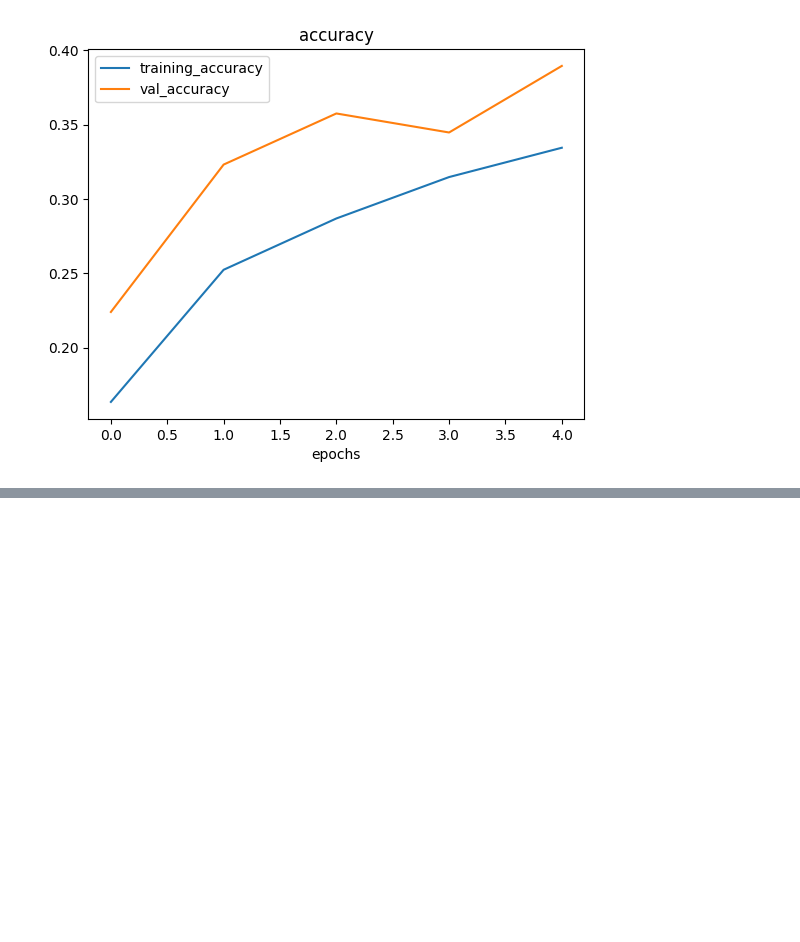
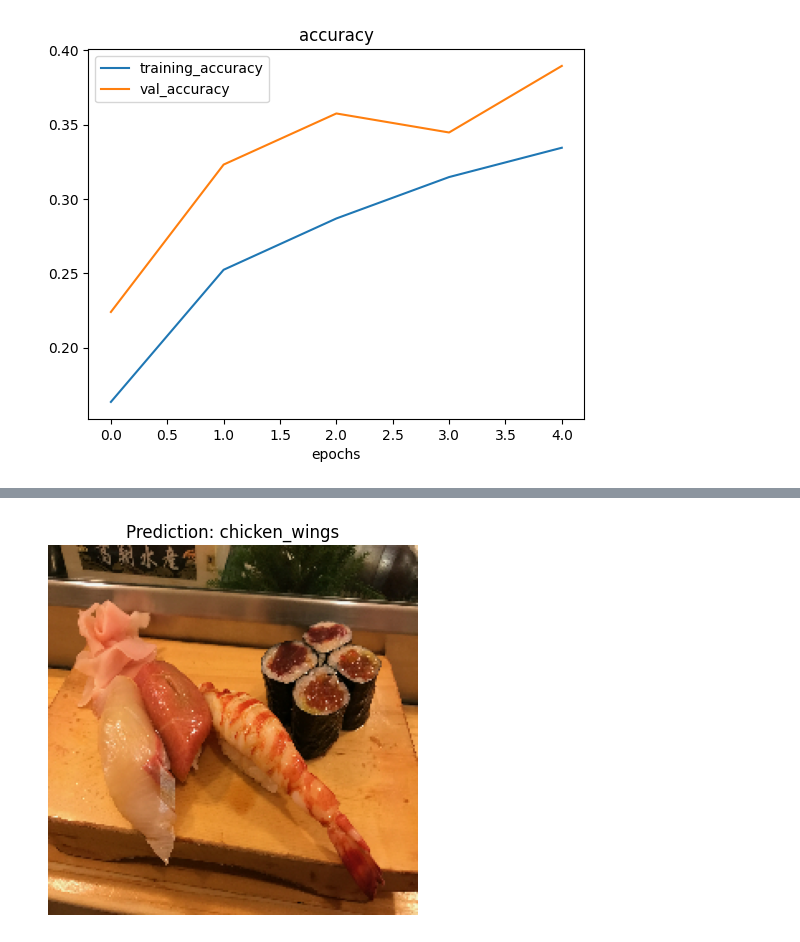
Before and after one commit to openmymai/TensorFlowCert, a Jupyter notebook: 04_Computer_Vision_and_CNN_with_TF.ipynb, the cells around one changed output, grey strips where cells are left out. Cells and saved outputs as stored; diff of their text form; code cells hidden in the pictures; blank space fills up the shorter version.

```diff
--- a/04_Computer_Vision_and_CNN_with_TF.ipynb
+++ b/04_Computer_Vision_and_CNN_with_TF.ipynb
@@ -1025,0 +1155,5 @@ plot_loss_curves(history_10)
+# %%
+pred_and_plot_multi(model=model_10,
+                    filename="03-sushi.jpeg",
+                    class_names=list(class_names))
+# %% [output]
@@ -1025,0 +1161 @@ plot_loss_curves(history_10)
+[figure, added]
```
Also changed, not shown: parts of 24 cells of this notebook.
